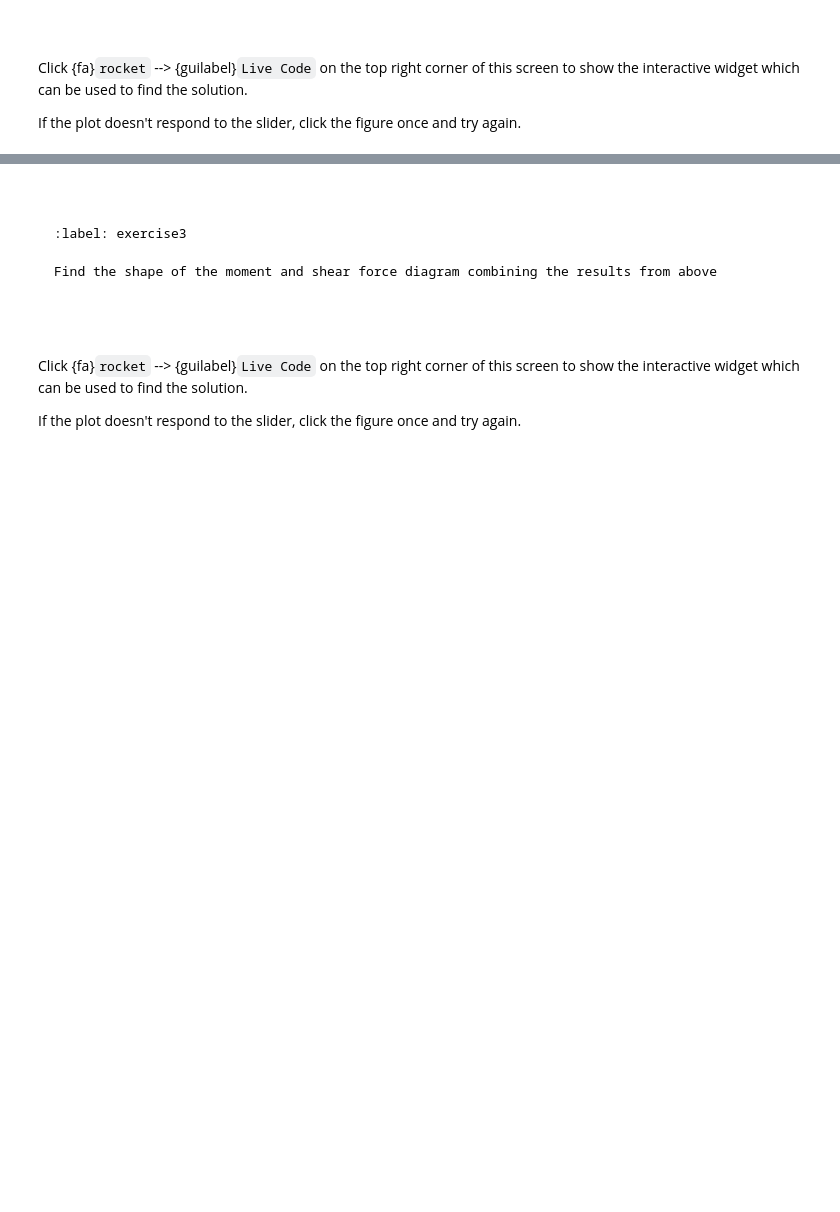
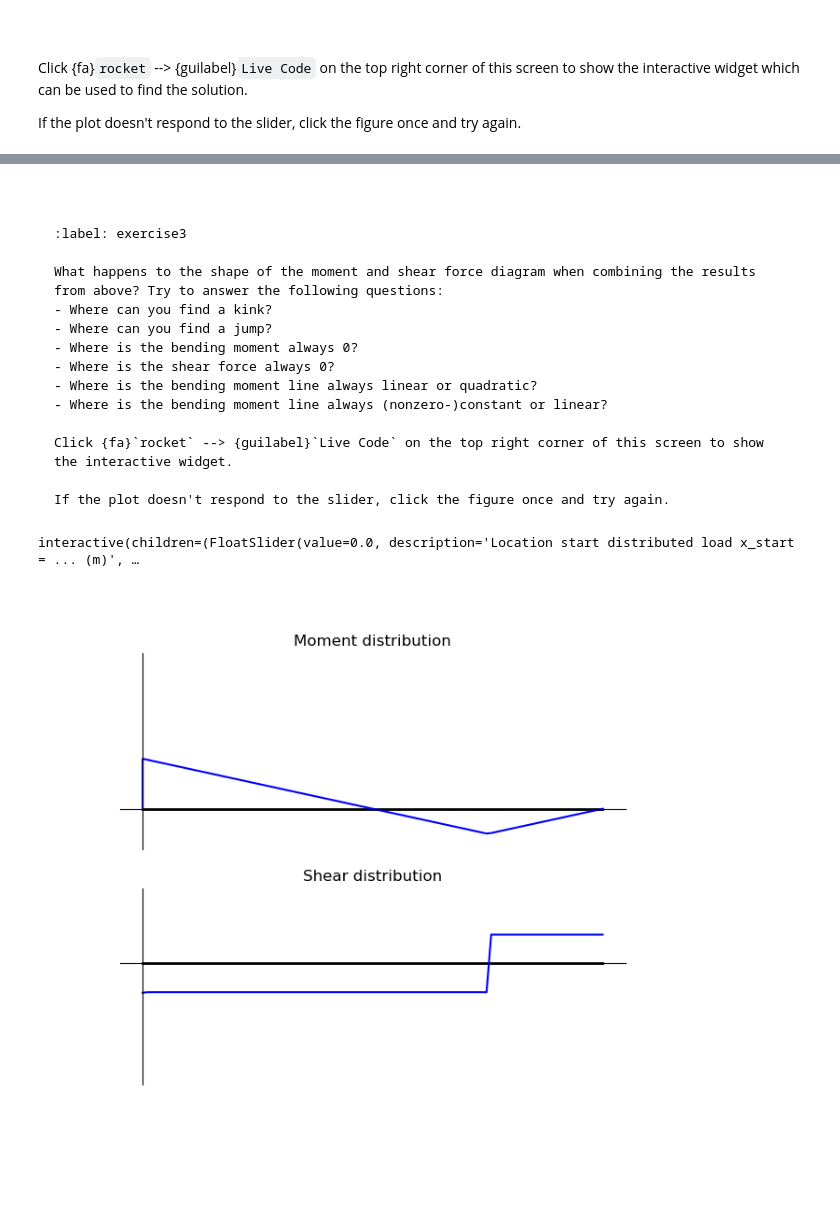
Before and after one commit to TUDelft-books/CEG-mechanics-BSc, a Jupyter notebook: book/support_internal_forces/internal_forces_beam/diagrams_exercise2.ipynb, the cells around one changed output, grey strips where cells are left out. Drawn from its saved outputs; the diff is of its cells as text; code cells hidden in the pictures; blank space fills up the shorter version.

Commit message:
added one more exercise

````diff
--- a/book/support_internal_forces/internal_forces_beam/diagrams_exercise2.ipynb
+++ b/book/support_internal_forces/internal_forces_beam/diagrams_exercise2.ipynb
@@ -237,22 +228,24 @@ interact(func_new, a_new=widgets.FloatSlider(min=0, max=10, value=0, step=0.1, d
 ```{solution-end}
 ```
 
-```{exercise}
+```{exercise-start}
 :label: exercise3
 
-Find the shape of the moment and shear force diagram combining the results from above
+What happens to the shape of the moment and shear force diagram when combining the results from above? Try to answer the following questions:
+- Where can you find a kink?
+- Where can you find a jump?
+- Where is the bending moment always 0?
+- Where is the shear force always 0?
+- Where is the bending moment line always linear or quadratic?
+- Where is the bending moment line always (nonzero-)constant or linear?
 
-```
-
-```{solution-start} exercise3
-```
-
-Click {fa}`rocket` --> {guilabel}`Live Code` on the top right corner of this screen to show the interactive widget which can be used to find the solution.
+Click {fa}`rocket` --> {guilabel}`Live Code` on the top right corner of this screen to show the interactive widget.
 
 If the plot doesn't respond to the slider, click the figure once and try again.
+```
 # %%
 EI_alt, x_alt = sym.symbols('EI_alt, x_alt', real=True)
-Av_alt, Bv_alt, Cv_alt, phi_S_alt = sym.symbols('Av_alt, Bv_alt, Cv_alt, phi_S_alt', real=True)
+Av_alt, Am_alt, Bv_alt, phi_S_alt = sym.symbols('Av_alt, Am_alt, Bv_alt, phi_S_alt', real=True)
 a_alt, b_alt, c_alt = sym.symbols('a_alt, b_alt, c_alt', real=True, positive=True)
 C1_alt, C2_alt, C3_alt, C4_alt = sym.symbols('C1_alt, C2_alt, C3_alt, C4_alt')
 
@@ -260,21 +253,21 @@ L1_alt = 5
 L2_alt = 5
 EI_alt = 5000
 
-q_alt = -Bv_alt * sym.SingularityFunction(x_alt, L1_alt, -1) - Av_alt * sym.SingularityFunction(x_alt, 0, -1) - Cv_alt * sym.SingularityFunction(x_alt, L1_alt + L2_alt, -1) + sym.SingularityFunction(x_alt, a_alt, 0) / 2.3 - sym.SingularityFunction(x_alt, a_alt + b_alt, 0) / 2.3 + 1 * sym.SingularityFunction(x_alt, c_alt, -1)
+q_alt = -Av_alt * sym.SingularityFunction(x_alt, 0 , -1) - Am_alt * sym.SingularityFunction(x_alt, 0, -2) - Bv_alt * sym.SingularityFunction(x_alt, L1_alt + L2_alt, -1) + sym.SingularityFunction(x_alt, a_alt, 0)- sym.SingularityFunction(x_alt, a_alt + b_alt, 0) + 10 * sym.SingularityFunction(x_alt, c_alt, -1)
 V_alt = -sym.integrate(q_alt, x_alt) + C1_alt
 M_alt = sym.integrate(V_alt, x_alt) + C2_alt
 kappa_alt = M_alt / EI_alt
-phi_alt = sym.integrate(kappa_alt, x_alt) + C3_alt + phi_S_alt * sym.SingularityFunction(x_alt, L1_alt + L2_alt / 2, 0)
+phi_alt = sym.integrate(kappa_alt, x_alt) + C3_alt + phi_S_alt * sym.SingularityFunction(x_alt, L1_alt, 0)
 w_alt = sym.integrate(phi_alt, x_alt) + C4_alt
 eq1_alt = sym.Eq(w_alt.subs(x_alt, 0), 0)
-eq2_alt = sym.Eq(w_alt.subs(x_alt, L1_alt), 0)
+eq2_alt = sym.Eq(phi_alt.subs(x_alt, 0), 0)
 eq3_alt = sym.Eq(w_alt.subs(x_alt, L1_alt + L2_alt), 0)
-eq4_alt = sym.Eq(M_alt.subs(x_alt, 0), 0)
-eq5_alt = sym.Eq(M_alt.subs(x_alt, L1_alt + L2_alt), 0)
+eq4_alt = sym.Eq(M_alt.subs(x_alt, -1), 0)
+eq5_alt = sym.Eq(M_alt.subs(x_alt, L1_alt), 0)
 eq6_alt = sym.Eq(V_alt.subs(x_alt, -1), 0)
 eq7_alt = sym.Eq(V_alt.subs(x_alt, L1_alt + L2_alt + 1), 0)
-eq8_alt = sym.Eq(M_alt.subs(x_alt, L1_alt + L2_alt / 2), 0)
-sol_alt = sym.solve([eq1_alt, eq2_alt, eq3_alt, eq4_alt, eq5_alt, eq6_alt, eq7_alt, eq8_alt], [C1_alt, C2_alt, C3_alt, C4_alt, Av_alt, Bv_alt, Cv_alt, phi_S_alt])
+eq8_alt = sym.Eq(M_alt.subs(x_alt, L1_alt + L2_alt), 0)
+sol_alt = sym.solve([eq1_alt, eq2_alt, eq3_alt, eq4_alt, eq5_alt, eq6_alt, eq7_alt, eq8_alt], [C1_alt, C2_alt, C3_alt, C4_alt, Av_alt, Bv_alt, Am_alt, phi_S_alt])
 V_sol_alt = V_alt.subs(sol_alt)
 V_subs_alt = V_sol_alt
 V_numpy_alt = sym.lambdify([a_alt, b_alt, c_alt, x_alt], V_sol_alt.rewrite(sym.Piecewise))
@@ -285,56 +278,54 @@ M_numpy_alt = sym.lambdify([a_alt, b_alt, c_alt, x_alt], M_sol_alt.rewrite(sym.P
 fig_alt, axs_alt = plt.subplots(2, 1, figsize=(7, 6))
 def func_alt(a_alt, b_alt, c_alt):
     x_alt = 0
-    x_alt = np.append(x_alt, np.linspace(0.0001, 5 - 0.0001, 50))
-    x_alt = np.append(x_alt, np.linspace(5 + 0.0001, 10, 50))
+    x_alt = np.append(x_alt, np.linspace(0.0001, 10, 100))
     x_alt = np.append(x_alt, 10)
     axs_alt[0].clear()  # Clear the existing plot
     axs_alt[0].plot([0, 10], [0, 0], color='black', linewidth=2)
     axs_alt[0].grid()
     axs_alt[0].axis('equal')
-    axs_alt[0].plot(x_alt, M_numpy_alt(a_alt, b_alt, c_alt, x_alt) / 2, color='blue')
+    axs_alt[0].plot(x_alt, M_numpy_alt(a_alt, b_alt, c_alt, x_alt) / 23, color='blue')
     axs_alt[0].invert_yaxis()
-    axs_alt[0].set_ylim(2, -3.5)
+    axs_alt[0].set_ylim(1.75, -4.25)
     title0_alt = 'Moment distribution'
     axs_alt[0].set_title(title0_alt)
 
-    x_alt = 0
-    x_alt = np.append(x_alt, np.linspace(0.0001, 5 - 0.0001, 100))
-    x_alt = np.append(x_alt, np.linspace(5 + 0.0001, 10, 100))
-    x_alt = np.append(x_alt, 10)
     axs_alt[1].clear()  # Clear the existing plot
     axs_alt[1].plot([0, 10], [0, 0], color='black', linewidth=2)
     axs_alt[1].grid()
     axs_alt[1].axis('equal')
-    axs_alt[1].plot(x_alt, V_numpy_alt(a_alt, b_alt, c_alt, x_alt) / 2, color='blue')
+    axs_alt[1].plot(x_alt, V_numpy_alt(a_alt, b_alt, c_alt, x_alt) / 8, color='blue')
     axs_alt[1].invert_yaxis()
-    axs_alt[1].set_ylim(2, -2)
+    axs_alt[1].set_ylim(2.5, -1.5)
     title1_alt = 'Shear distribution'
     axs_alt[1].set_title(title1_alt)
 
     axs_alt[0].set_yticks([])
     axs_alt[0].set_xticks([])
     axs_alt[0].spines['right'].set_color('none')
     axs_alt[0].spines['top'].set_color('none')
     axs_alt[0].spines['bottom'].set_position('zero')
     axs_alt[0].spines['left'].set_position('zero')
 
     axs_alt[1].set_yticks([])
     axs_alt[1].set_xticks([])
     axs_alt[1].spines['right'].set_color('none')
     axs_alt[1].spines['top'].set_color('none')
     axs_alt[1].spines['bottom'].set_position('zero')
     axs_alt[1].spines['left'].set_position('zero')
 
     fig_alt.patch.set_alpha(0.0)
     axs_alt[0].patch.set_alpha(0.0)
     axs_alt[1].patch.set_alpha(0.0)
 
     plt.draw()
 
 interact(func_alt, a_alt=widgets.FloatSlider(min=0, max=10, value=0, step=0.1, description="Location start distributed load x_start = ... (m)", readout_format='.1f', style={'description_width': '280px'}, layout={'width': '500px'}),
-         b_alt=widgets.FloatSlider(min=0, max=10, value=0, step=0.1, description="Length distributed load x_end = x_start + ... (m)", readout_format='.1f', style={'description_width': '280px'}, layout={'width': '500px'}),
+         b_alt=widgets.FloatSlider(min=0.1, max=10, value=0, step=0.1, description="Length distributed load x_end = x_start + ... (m)", readout_format='.1f', style={'description_width': '280px'}, layout={'width': '500px'}),
          c_alt=widgets.FloatSlider(min=0, max=10, value=7.5, step=0.1, description="Location force x_F = ... (m)", readout_format='.1f', style={'description_width': '280px'}, layout={'width': '500px'}));
+# %% [output]
+interactive(children=(FloatSlider(value=0.0, description='Location start distributed load x_start = ... (m)', …
+[figure, added]
 # %% [markdown]
-```{solution-end}
+```{exercise-end}
 ```
````
Also changed, not shown: parts of 5 cells of this notebook, 4 other files.
